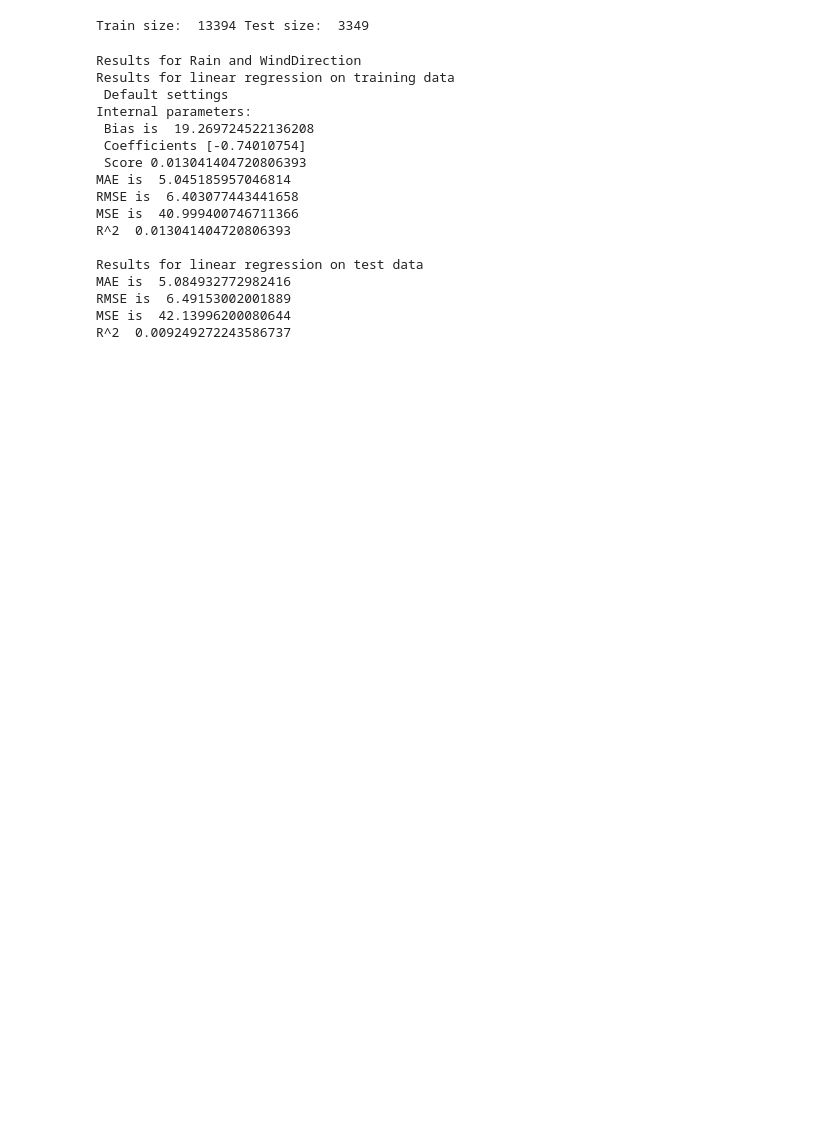
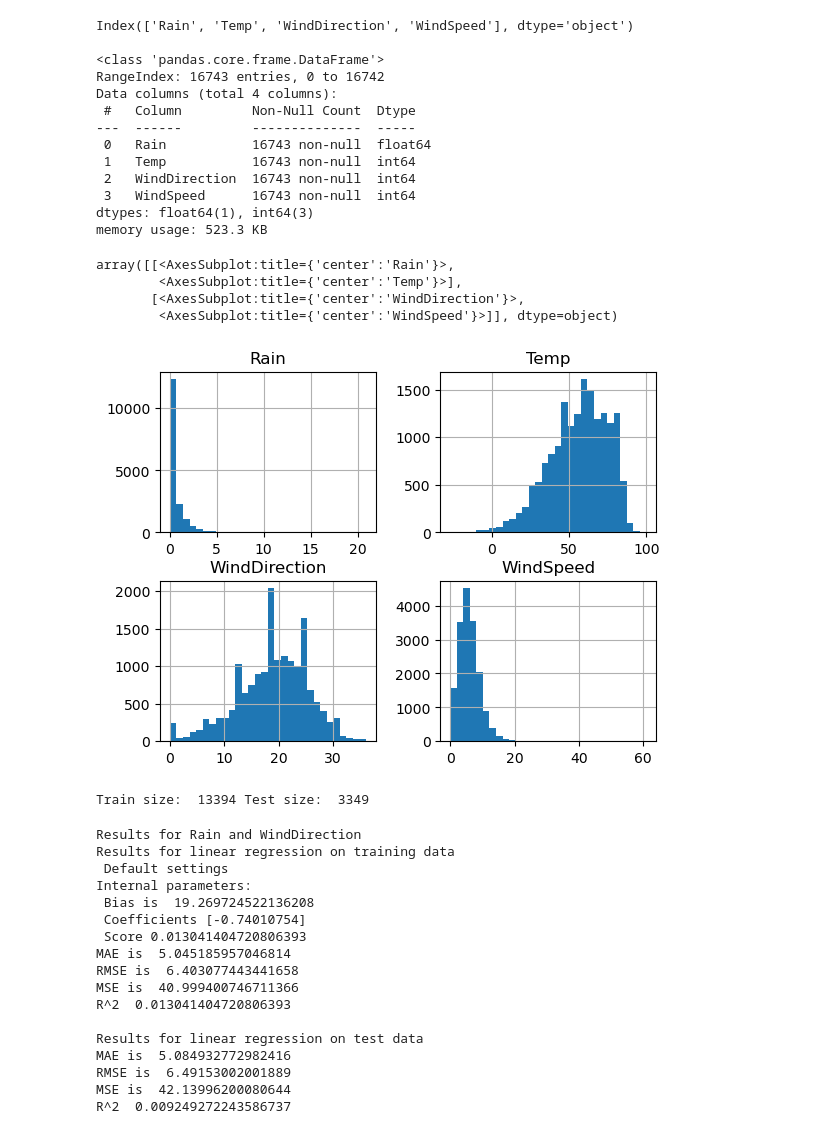
Before and after one commit to ezimms99/Capstone2023, a Jupyter notebook: Capstone.ipynb, the cells around one changed output. Saved outputs shown, nothing was run; the diff lists cells and outputs as text; code cells hidden in the pictures; blank space fills up the shorter version.

```diff
--- a/Capstone.ipynb
+++ b/Capstone.ipynb
@@ -3,6 +3,37 @@
 import pandas as pd
 
 weather_full = pd.read_csv("Weather Data.csv", sep=",")
+# %%
+import pandas as pd
+
+data_frame = pd.read_csv("Weather Data.csv")
+3**10
+
+print(data_frame.keys())
+print()
+data_frame.head(n=10)
+
+data_frame.info()
+data_frame.hist(bins=30)
+# %% [output]
+Index(['Rain', 'Temp', 'WindDirection', 'WindSpeed'], dtype='object')
+
+<class 'pandas.core.frame.DataFrame'>
+RangeIndex: 16743 entries, 0 to 16742
+Data columns (total 4 columns):
+ #   Column         Non-Null Count  Dtype
+---  ------         --------------  -----
+ 0   Rain           16743 non-null  float64
+ 1   Temp           16743 non-null  int64
+ 2   WindDirection  16743 non-null  int64
+ 3   WindSpeed      16743 non-null  int64
+dtypes: float64(1), int64(3)
+memory usage: 523.3 KB
+array([[<AxesSubplot:title={'center':'Rain'}>,
+        <AxesSubplot:title={'center':'Temp'}>],
+       [<AxesSubplot:title={'center':'WindDirection'}>,
+        <AxesSubplot:title={'center':'WindSpeed'}>]], dtype=object)
+[figure, added]
 # %%
 import matplotlib.pyplot as plt
 
```
Also changed, not shown: parts of 1 cell of this notebook, 1 other file.
